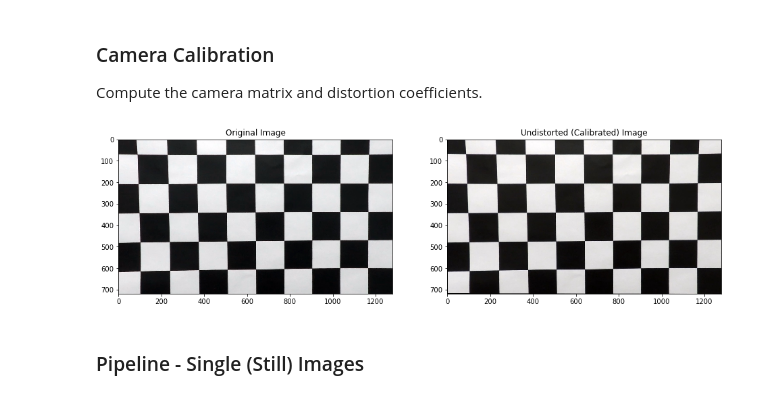
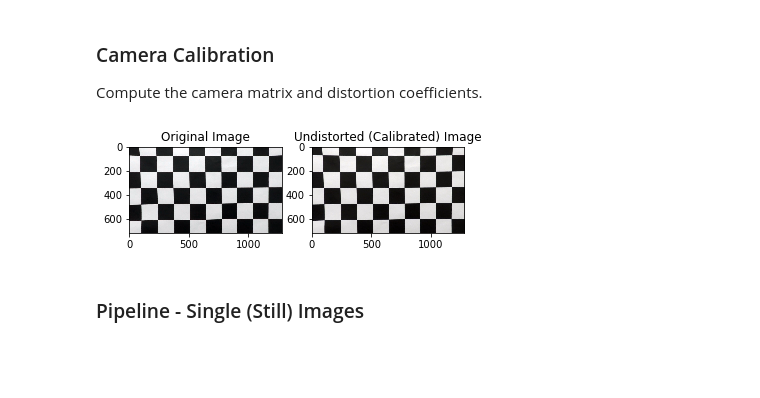
Before and after one commit to idraney/CarND-Advanced-Lane-Lines, a Jupyter notebook: P2.ipynb, the cells around one changed output. Drawn from its saved outputs; the diff is of its cells as text; code cells hidden in the pictures; blank space fills up the shorter version.

Commit message:
updating plot output

```diff
--- a/P2.ipynb
+++ b/P2.ipynb
@@ -59,35 +59,35 @@ for fname in images:
         # Draw and display the corners
         cc_img = cv2.drawChessboardCorners(img, (9, 6), corners, ret)
         cv2.imshow('img',img)
         cv2.waitKey(500)
 
 cv2.destroyAllWindows()
 
 # Calibrate and undistort images
 for fname in images:
     img = cv2.imread(fname)
 
     undistorted_img = cal_undistort(img, objpoints, imgpoints)
     cv2.imshow('undistorted_img',undistorted_img)
     cv2.waitKey(500)
 
     outfname = fname.replace("camera_cal","output_images")
     outfname = outfname.replace(".jpg","")
     mpimg.imsave(outfname + "_output.png", undistorted_img)
 
 cv2.destroyAllWindows()
 
 calibrated_img = mpimg.imread('./output_images/calibration1_output.png')
 
 # Show original and final output images
-fig, ax = plt.subplots(1, 2, figsize=(16, 16))
+fig, ax = plt.subplots(1, 2)#, figsize=(16, 16))
 ax[0].set_title('Original Image')
 ax[0].imshow(cal_orig_img)
 ax[1].set_title('Undistorted (Calibrated) Image')
 ax[1].imshow(calibrated_img)
 plt.savefig('./output_images/calibration1_orig_cal.png')
 # %% [output]
-[figure, old version]
+[figure, new version]
 # %% [markdown]
 ### Pipeline - Single (Still) Images
 # %% [markdown]
```
Also changed, not shown: 1 other file.
